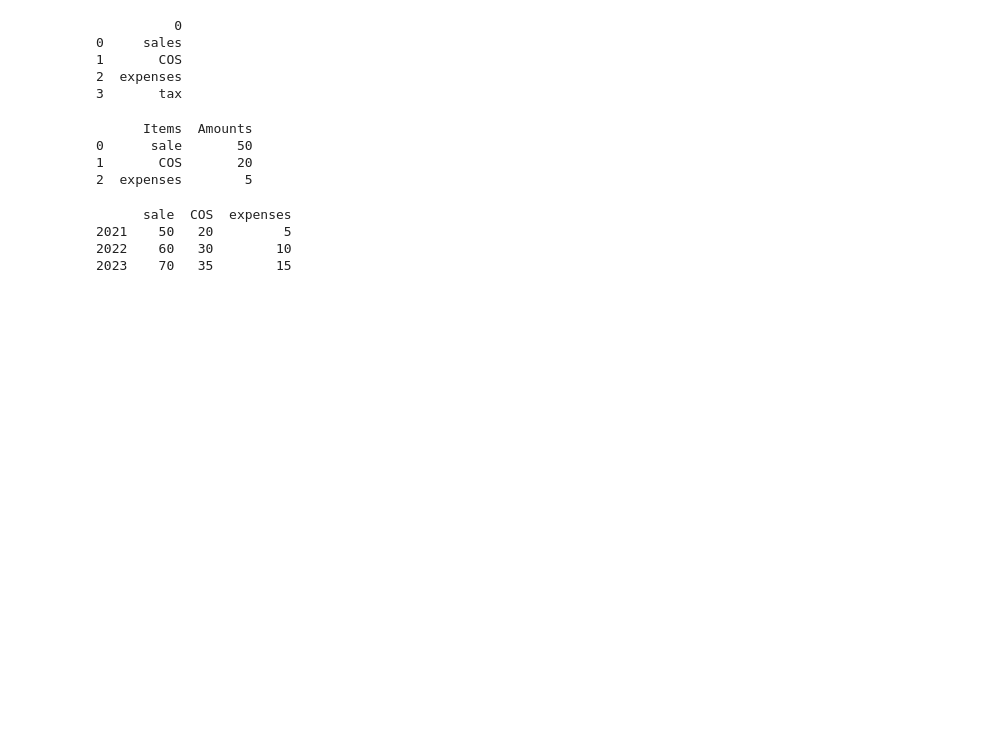
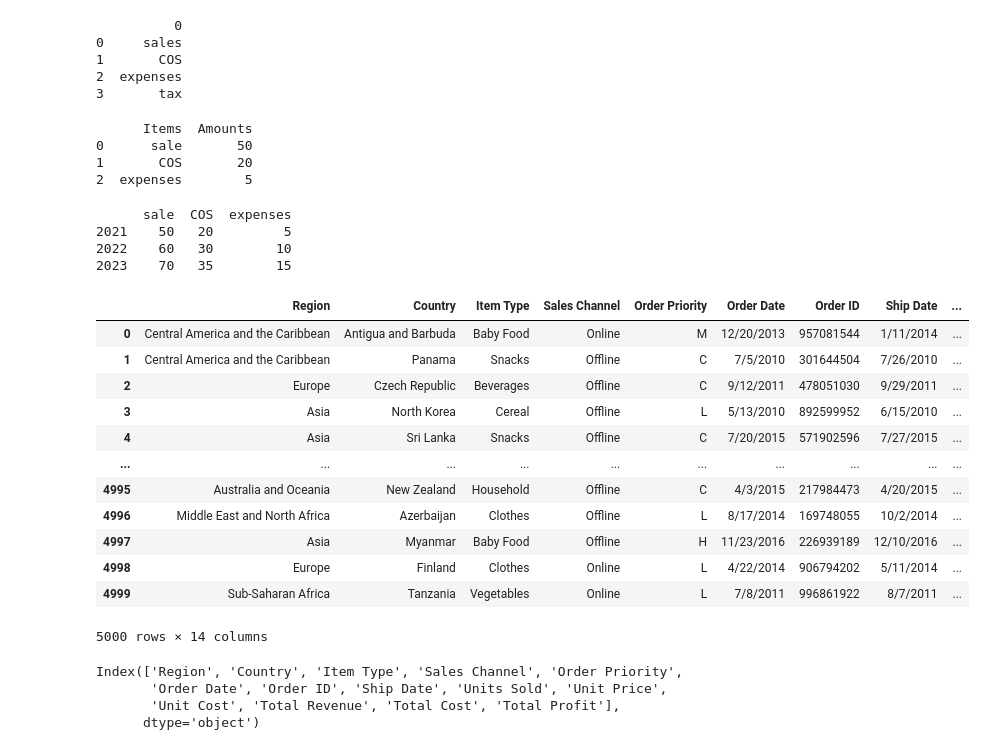
Before and after one commit to anhmaiusa/AnhMai, a Jupyter notebook: Python_for_Accountant.ipynb, the cells around one changed output. Drawn from its saved outputs; the diff is of its cells as text; code cells hidden in the pictures; blank space fills up the shorter version.

```diff
--- a/Python_for_Accountant.ipynb
+++ b/Python_for_Accountant.ipynb
@@ -52,3 +52,28 @@ print(PnL_dictDF)
 2021    50   20         5
 2022    60   30        10
 2023    70   35        15
+# %%
+url = 'https://raw.githubusercontent.com/Rizwan-Ahmed-Surhio/Accountants/main/5000%20Sales%20Records.csv'
+df = pandas.read_csv(url)
+df
+# %% [output]
+|  | Region | Country | Item Type | Sales Channel | Order Priority | Order Date | Order ID | Ship Date | ... |
+| 0 | Central America and the Caribbean | Antigua and Barbuda | Baby Food | Online | M | 12/20/2013 | 957081544 | 1/11/2014 | ... |
+| 1 | Central America and the Caribbean | Panama | Snacks | Offline | C | 7/5/2010 | 301644504 | 7/26/2010 | ... |
+| 2 | Europe | Czech Republic | Beverages | Offline | C | 9/12/2011 | 478051030 | 9/29/2011 | ... |
+| 3 | Asia | North Korea | Cereal | Offline | L | 5/13/2010 | 892599952 | 6/15/2010 | ... |
+| 4 | Asia | Sri Lanka | Snacks | Offline | C | 7/20/2015 | 571902596 | 7/27/2015 | ... |
+| ... | ... | ... | ... | ... | ... | ... | ... | ... | ... |
+| 4995 | Australia and Oceania | New Zealand | Household | Offline | C | 4/3/2015 | 217984473 | 4/20/2015 | ... |
+| 4996 | Middle East and North Africa | Azerbaijan | Clothes | Offline | L | 8/17/2014 | 169748055 | 10/2/2014 | ... |
+| 4997 | Asia | Myanmar | Baby Food | Offline | H | 11/23/2016 | 226939189 | 12/10/2016 | ... |
+| 4998 | Europe | Finland | Clothes | Online | L | 4/22/2014 | 906794202 | 5/11/2014 | ... |
+| 4999 | Sub-Saharan Africa | Tanzania | Vegetables | Online | L | 7/8/2011 | 996861922 | 8/7/2011 | ... |
+5000 rows × 14 columns
+# %%
+df.columns
+# %% [output]
+Index(['Region', 'Country', 'Item Type', 'Sales Channel', 'Order Priority',
+       'Order Date', 'Order ID', 'Ship Date', 'Units Sold', 'Unit Price',
+       'Unit Cost', 'Total Revenue', 'Total Cost', 'Total Profit'],
+      dtype='object')
```
Also changed, not shown: parts of 9 cells of this notebook.
